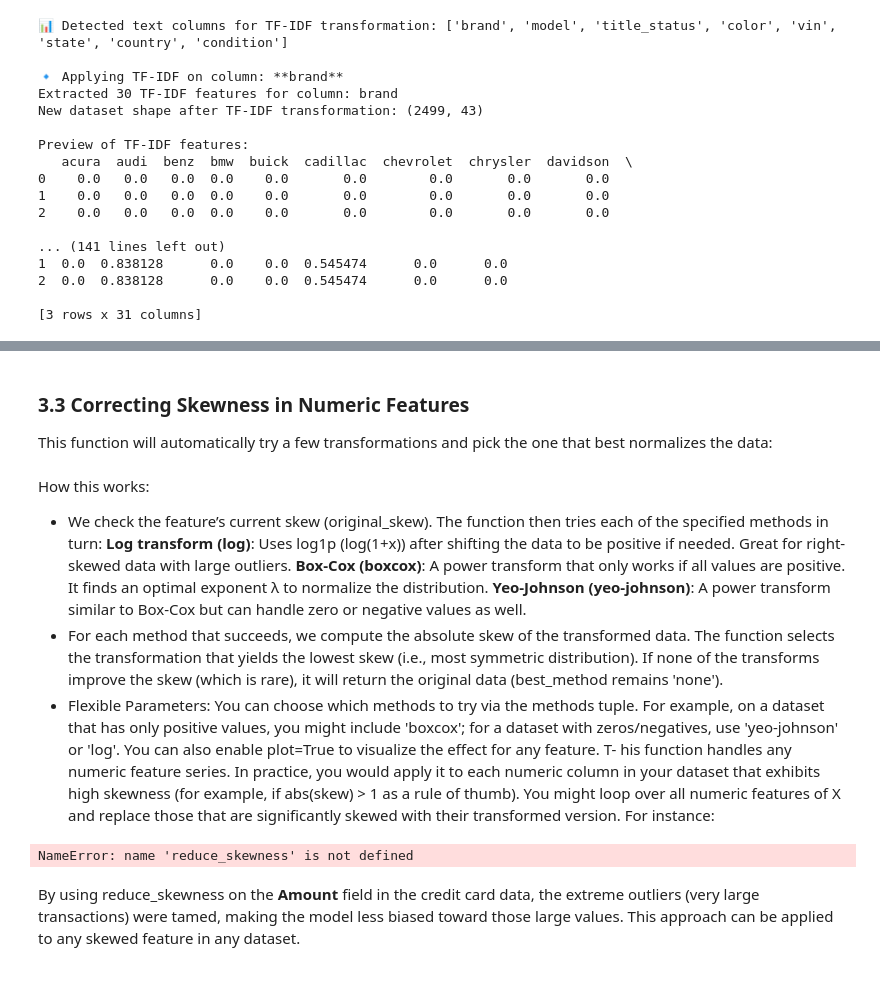
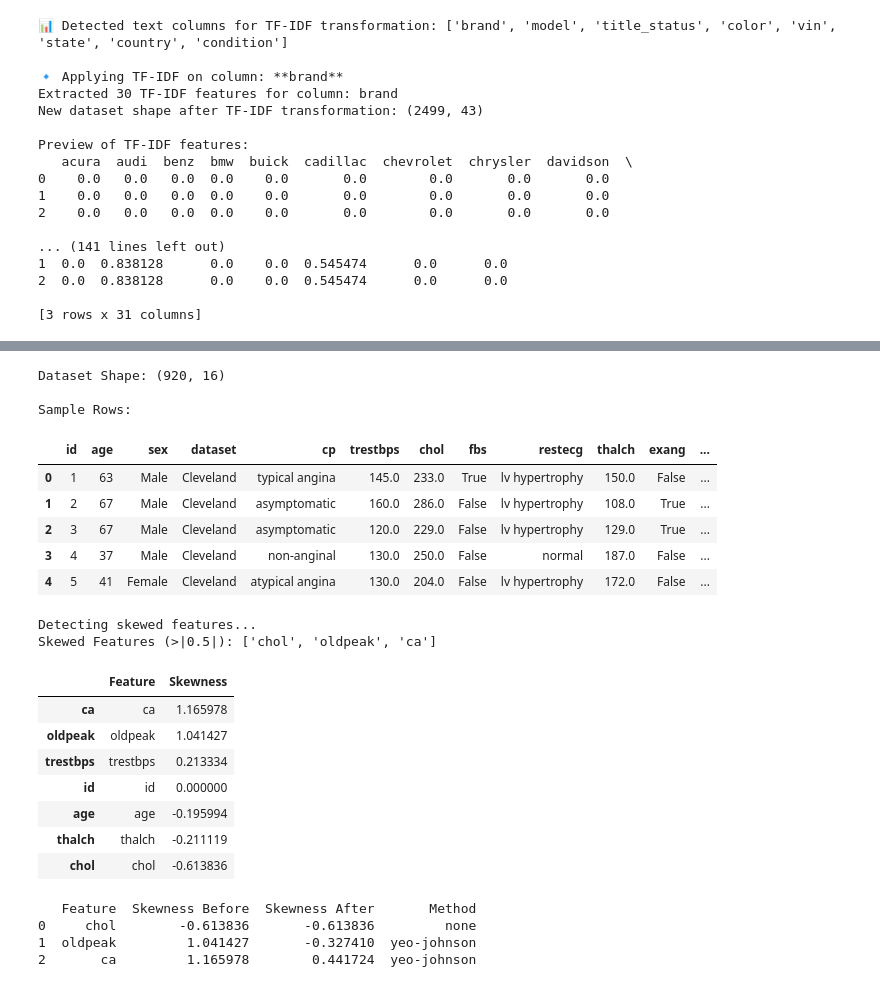
Before and after one commit to guyreuveni33/Tabular-Data-Science-Final-Research-Project, a Jupyter notebook: 21_2_2025_13 (2) (1).ipynb, the cells around one changed output, grey strips where cells are left out. Saved outputs shown, nothing was run; the diff lists cells and outputs as text; code cells hidden in the pictures.

```diff
--- a/21_2_2025_13 (2) (1).ipynb
+++ b/21_2_2025_13 (2) (1).ipynb
@@ -1526,3 +1449,0 @@ The result is a new balanced dataset (X_bal, y_bal) with a much more even class
-# %% [markdown]
-### 3.3 Correcting Skewness in Numeric Features
-This function will automatically try a few transformations and pick the one that best normalizes the data:
@@ -1594,19 +1450,40 @@ print(f"Applied {method_used} transform to 'Amount'")
-# %% [markdown]
-How this works:
-- We check the feature’s current skew (original_skew). The function then tries each of the specified methods in turn:
-    **Log transform (log)**: Uses log1p (log(1+x)) after shifting the data to be positive if needed. Great for right-skewed data with large outliers.
-    **Box-Cox (boxcox)**: A power transform that only works if all values are positive. It finds an optimal exponent λ to normalize the distribution.
-    **Yeo-Johnson (yeo-johnson)**: A power transform similar to Box-Cox but can handle zero or negative values as well.
-- For each method that succeeds, we compute the absolute skew of the transformed data. The function selects the transformation that yields the lowest skew (i.e., most symmetric distribution). If none of the transforms improve the skew (which is rare), it will return the original data (best_method remains 'none').
-- Flexible Parameters: You can choose which methods to try via the methods tuple. For example, on a dataset that has only positive values, you might include 'boxcox'; for a dataset with zeros/negatives, use 'yeo-johnson' or 'log'. You can also enable plot=True to visualize the effect for any feature.
-T- his function handles any numeric feature series. In practice, you would apply it to each numeric column in your dataset that exhibits high skewness (for example, if abs(skew) > 1 as a rule of thumb). You might loop over all numeric features of X and replace those that are significantly skewed with their transformed version. For instance:
-# %%
-for col in X.select_dtypes(include='number').columns:
-    skew_val = X[col].skew()
-    if abs(skew_val) > 1.0:  # if highly skewed
-        X[col], method = reduce_skewness(X[col], methods=('log','yeo-johnson','boxcox'))
-        print(f"Transformed {col} using {method} (new skew={X[col].skew():.2f})")
-# %% [output]
-NameError: name 'reduce_skewness' is not defined
-# %% [markdown]
-By using reduce_skewness on the **Amount** field in the credit card data, the extreme outliers (very large transactions) were tamed, making the model less biased toward those large values. This approach can be applied to any skewed feature in any dataset.
+# %%
+# Load the new dataset
+target_column = 'num'
+df, numerical_features = load_data("heart_disease_uci.csv",target_column)
+# %% [output]
+Dataset Shape: (920, 16)
+
+Sample Rows:
+|  | id | age | sex | dataset | cp | trestbps | chol | fbs | restecg | thalch | exang | ... |
+| 0 | 1 | 63 | Male | Cleveland | typical angina | 145.0 | 233.0 | True | lv hypertrophy | 150.0 | False | ... |
+| 1 | 2 | 67 | Male | Cleveland | asymptomatic | 160.0 | 286.0 | False | lv hypertrophy | 108.0 | True | ... |
+| 2 | 3 | 67 | Male | Cleveland | asymptomatic | 120.0 | 229.0 | False | lv hypertrophy | 129.0 | True | ... |
+| 3 | 4 | 37 | Male | Cleveland | non-anginal | 130.0 | 250.0 | False | normal | 187.0 | False | ... |
+| 4 | 5 | 41 | Female | Cleveland | atypical angina | 130.0 | 204.0 | False | lv hypertrophy | 172.0 | False | ... |
+# %%
+# Detect skewed numerical features
+skewed_features, skewness_table = detect_skewed_features(df, numerical_features)
+
+# Display the skewness table
+display(skewness_table)
+# %% [output]
+Detecting skewed features...
+Skewed Features (>|0.5|): ['chol', 'oldpeak', 'ca']
+|  | Feature | Skewness |
+| ca | ca | 1.165978 |
+| oldpeak | oldpeak | 1.041427 |
+| trestbps | trestbps | 0.213334 |
+| id | id | 0.000000 |
+| age | age | -0.195994 |
+| thalch | thalch | -0.211119 |
+| chol | chol | -0.613836 |
+# %%
+# Transform and store skewed features
+transformed_data, results_df = transform_and_store_skewed_features(df, skewed_features)
+print(results_df)
+# %% [output]
+   Feature  Skewness Before  Skewness After       Method
+0     chol        -0.613836       -0.613836         none
+1  oldpeak         1.041427       -0.327410  yeo-johnson
+2       ca         1.165978        0.441724  yeo-johnson
```
Also changed, not shown: parts of 13 cells of this notebook, 1 other file.
